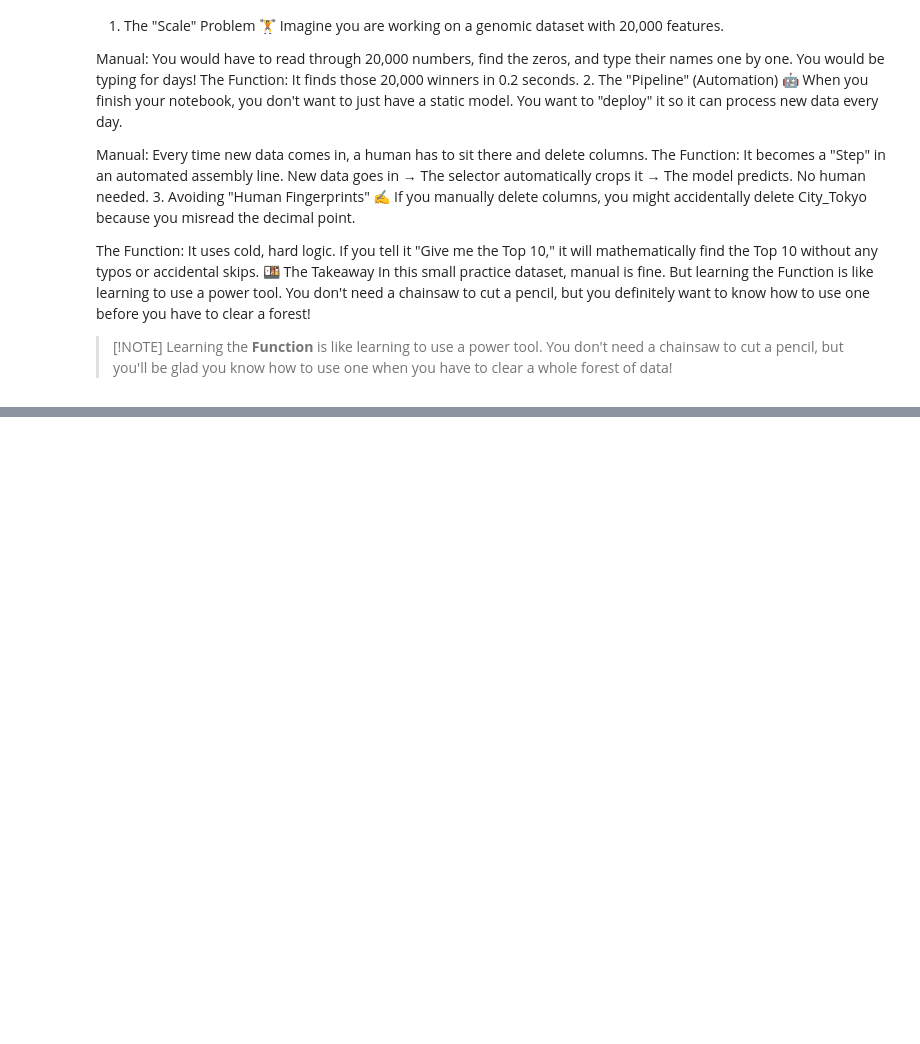
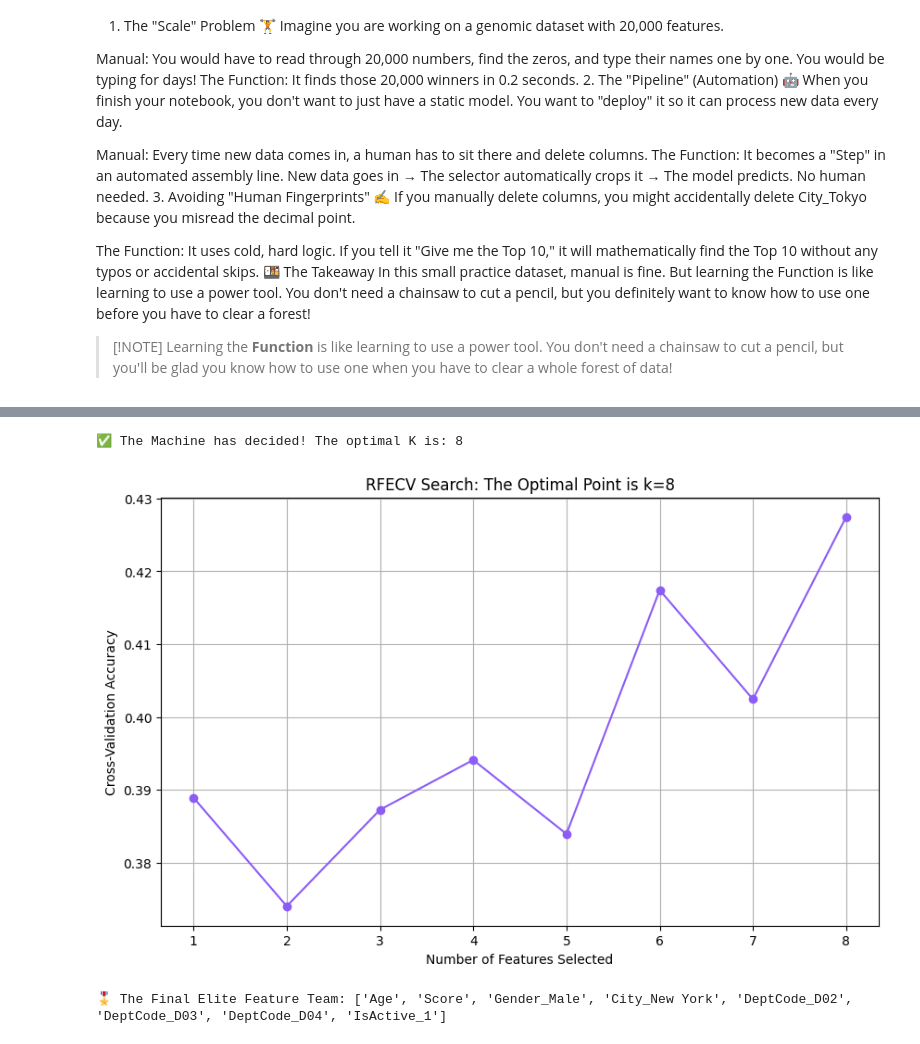
Before and after one commit to shikhars22/learningML, a Jupyter notebook: notebooks/post-processing/2. Feature Selection.ipynb, the cells around one changed output, grey strips where cells are left out. Drawn from its saved outputs; the diff is of its cells as text; code cells hidden in the pictures; blank space fills up the shorter version.

Commit message:
docs: add comprehensive machine learning directives and feature selection notebook

```diff
--- a/notebooks/post-processing/2. Feature Selection.ipynb
+++ b/notebooks/post-processing/2. Feature Selection.ipynb
@@ -843,0 +918,17 @@ In this small practice dataset, manual is fine. But learning the Function is lik
+# %%
+from sklearn.feature_selection import SelectKBest
+# 1. Initialize the Selector
+# k=10 means 'Pick the top 10 features based on the score'
+# score_func=mutual_info_classif tells it to use the scoring method we just learned
+selector = SelectKBest(score_func=mutual_info_classif, k=8)
+# 2. Fit and Learn from the training data ONLY
+selector.fit(x_train_fs2, y_train)
+# 3. Get the names of the winning features
+# get_support() returns a list of True/False for each column
+cols_to_keep = x_train_fs2.columns[selector.get_support()]
+# 4. Filter your dataframes to only keep the 'Winners'
+x_train_fs3 = x_train_fs2[cols_to_keep]
+x_test_fs3 = x_test_fs2[cols_to_keep]
+print(f"✅ We successfully removed the noise!")
+print(f"Features remaining: {len(cols_to_keep)}")
+print(f"Selected: {cols_to_keep.tolist()}")
@@ -843,0 +1109,50 @@ In this small practice dataset, manual is fine. But learning the Function is lik
+# %%
+from sklearn.feature_selection import RFECV
+from sklearn.ensemble import RandomForestClassifier
+import matplotlib.pyplot as plt
+
+# 1. Initialize the Teacher Model
+teacher = RandomForestClassifier(n_estimators=100, random_state=42)
+
+# 2. Initialize RFECV
+# cv=5: It splits the data 5 times to cross-verify the score.
+# min_features_to_select=1: Let it explore everything down to just 1 feature.
+rfecv = RFECV(estimator=teacher, step=1, cv=5, scoring='accuracy')
+
+# 3. Fit (Learn the optimal K)
+rfecv.fit(x_train_fs3, y_train)
+
+# 4. Extract the 'Chosen' K
+optimal_k = rfecv.n_features_
+print(f"✅ The Machine has decided! The optimal K is: {optimal_k}")
+
+# 5. Transform the data
+winning_features = x_train_fs3.columns[rfecv.support_]
+x_train_final = x_train_fs3[winning_features]
+x_test_final = x_test_fs3[winning_features]
+
+# --- PLOTTING FOR VISUALs ---
+
+# 1. Start the figure
+plt.figure(figsize=(10, 6))
+
+# 2. Plot the results
+# This creates a line showing how accuracy changes as we add features
+# rfecv.cv_results_['mean_test_score'] contains the average accuracy for each K
+plt.plot(range(1, len(rfecv.cv_results_['mean_test_score']) + 1), rfecv.cv_results_['mean_test_score'], marker='o', color='#8B5CF6')
+
+# 3. Label everything
+plt.xlabel("Number of Features Selected")
+plt.ylabel("Cross-Validation Accuracy")
+plt.title(f"RFECV Search: The Optimal Point is k={rfecv.n_features_}")
+
+# 4. Add a grid so it's easier to read
+plt.grid(True)
+plt.show()
+
+
+print(f"🎖️ The Final Elite Feature Team: {winning_features.tolist()}")
+# %% [output]
+✅ The Machine has decided! The optimal K is: 8
+[figure, added]
+🎖️ The Final Elite Feature Team: ['Age', 'Score', 'Gender_Male', 'City_New York', 'DeptCode_D02', 'DeptCode_D03', 'DeptCode_D04', 'IsActive_1']
```
Also changed, not shown: parts of 10 cells of this notebook, 21 other files.
